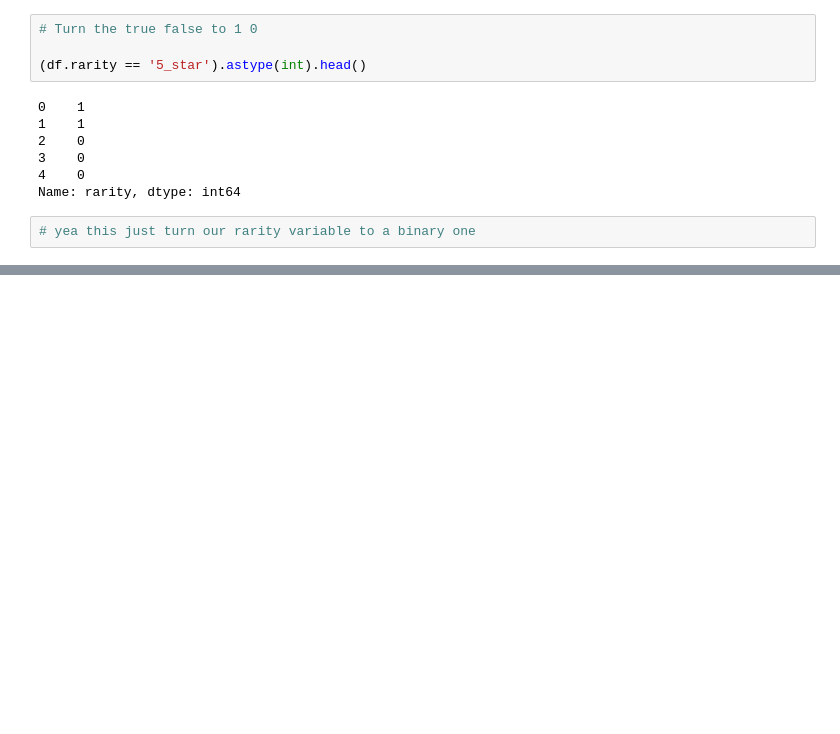
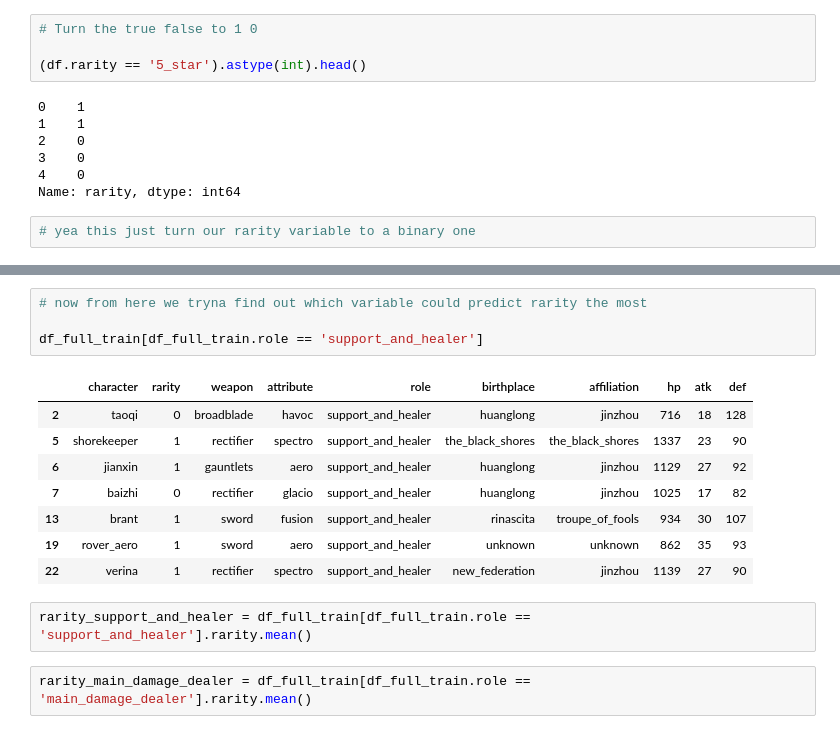
Before and after one commit to najimmy/sophist-space, a Jupyter notebook: 3_CWD.ipynb, the cells around one changed output, grey strips where cells are left out. Saved outputs shown, nothing was run; the diff lists cells and outputs as text; blank space fills up the shorter version.

```diff
--- a/3_CWD.ipynb
+++ b/3_CWD.ipynb
@@ -184,0 +381,17 @@ Name: rarity, dtype: int64
+# %%
+# now from here we tryna find out which variable could predict rarity the most
+
+df_full_train[df_full_train.role == 'support_and_healer']
+# %% [output]
+|  | character | rarity | weapon | attribute | role | birthplace | affiliation | hp | atk | def |
+| 2 | taoqi | 0 | broadblade | havoc | support_and_healer | huanglong | jinzhou | 716 | 18 | 128 |
+| 5 | shorekeeper | 1 | rectifier | spectro | support_and_healer | the_black_shores | the_black_shores | 1337 | 23 | 90 |
+| 6 | jianxin | 1 | gauntlets | aero | support_and_healer | huanglong | jinzhou | 1129 | 27 | 92 |
+| 7 | baizhi | 0 | rectifier | glacio | support_and_healer | huanglong | jinzhou | 1025 | 17 | 82 |
+| 13 | brant | 1 | sword | fusion | support_and_healer | rinascita | troupe_of_fools | 934 | 30 | 107 |
+| 19 | rover_aero | 1 | sword | aero | support_and_healer | unknown | unknown | 862 | 35 | 93 |
+| 22 | verina | 1 | rectifier | spectro | support_and_healer | new_federation | jinzhou | 1139 | 27 | 90 |
+# %%
+rarity_support_and_healer = df_full_train[df_full_train.role == 'support_and_healer'].rarity.mean()
+# %%
+rarity_main_damage_dealer = df_full_train[df_full_train.role == 'main_damage_dealer'].rarity.mean()
```
Also changed, not shown: parts of 51 cells of this notebook.
